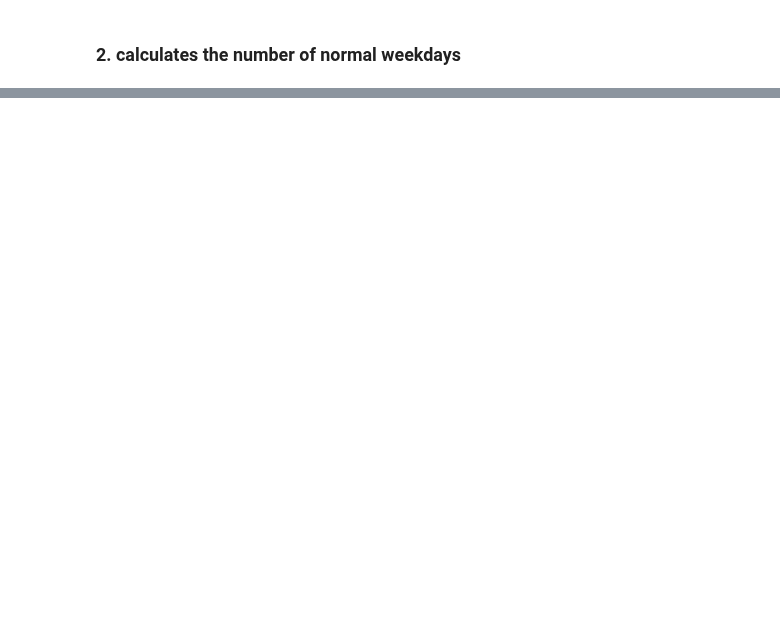
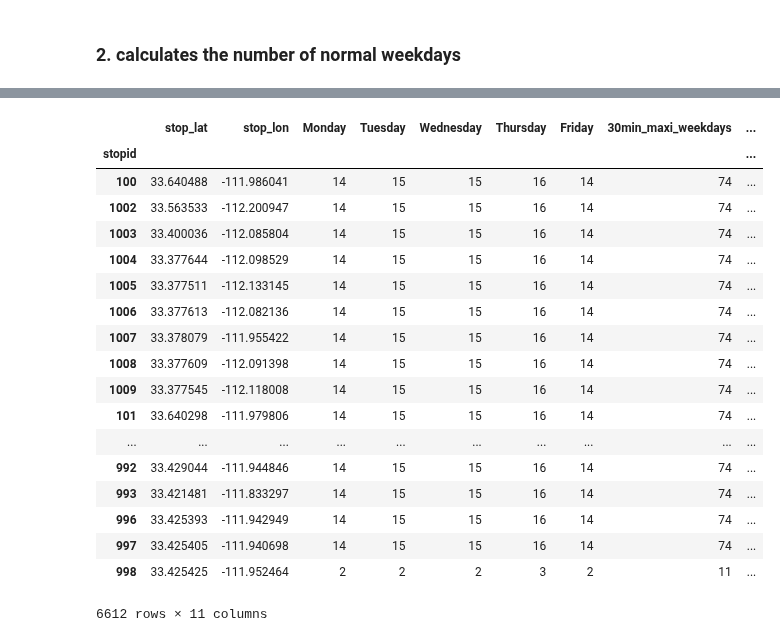
Before and after one commit to healthysustainablecities/global-indicators, a Jupyter notebook: process/07_create_public_transport_points.ipynb, the cells around one changed output, grey strips where cells are left out. Cells and saved outputs as stored; diff of their text form; code cells hidden in the pictures; blank space fills up the shorter version.

Commit message:
identify dates with 30 min frequent bus stops

```diff
--- a/process/07_create_public_transport_points.ipynb
+++ b/process/07_create_public_transport_points.ipynb
@@ -277,0 +318,2 @@ array([nan,  2.])
+# %%
+bus_stop_dow = calendar_stop_30_mins_bus[['Monday', 'Tuesday',	'Wednesday', 'Thursday', 'Friday']].groupby(calendar_stop_30_mins_bus.index).sum()
@@ -277,0 +328,6 @@ array([nan,  2.])
+# %%
+bus_stop_dow['30min_maxi_weekdays'] = bus_stop_dow.sum(1)
+# %%
+bus_stop_dow['tot_normal_weekdays'] = tot_normal_weekdays
+bus_stop_dow['30min_weekday_pcent'] = 100*bus_stop_dow['30min_maxi_weekdays'] / bus_stop_dow['tot_normal_weekdays']
+bus_stop_dow.head()
@@ -277,0 +342,25 @@ array([nan,  2.])
+# %%
+stop_30_mins_bus_final = pd.merge(left=loaded_feeds.stops[['stop_lat',	'stop_lon']], right=bus_stop_dow, how='right', left_index=True, right_index=True)
+stop_30_mins_bus_final['geometry'] = stop_30_mins_bus_final.apply(lambda row: Point(row['stop_lon'], row['stop_lat']), axis=1)
+# %%
+stop_30_mins_bus_final
+# %% [output]
+|  | stop_lat | stop_lon | Monday | Tuesday | Wednesday | Thursday | Friday | 30min_maxi_weekdays | ... |
+| stopid |  |  |  |  |  |  |  |  | ... |
+| 100 | 33.640488 | -111.986041 | 14 | 15 | 15 | 16 | 14 | 74 | ... |
+| 1002 | 33.563533 | -112.200947 | 14 | 15 | 15 | 16 | 14 | 74 | ... |
+| 1003 | 33.400036 | -112.085804 | 14 | 15 | 15 | 16 | 14 | 74 | ... |
+| 1004 | 33.377644 | -112.098529 | 14 | 15 | 15 | 16 | 14 | 74 | ... |
+| 1005 | 33.377511 | -112.133145 | 14 | 15 | 15 | 16 | 14 | 74 | ... |
+| 1006 | 33.377613 | -112.082136 | 14 | 15 | 15 | 16 | 14 | 74 | ... |
+| 1007 | 33.378079 | -111.955422 | 14 | 15 | 15 | 16 | 14 | 74 | ... |
+| 1008 | 33.377609 | -112.091398 | 14 | 15 | 15 | 16 | 14 | 74 | ... |
+| 1009 | 33.377545 | -112.118008 | 14 | 15 | 15 | 16 | 14 | 74 | ... |
+| 101 | 33.640298 | -111.979806 | 14 | 15 | 15 | 16 | 14 | 74 | ... |
+| ... | ... | ... | ... | ... | ... | ... | ... | ... | ... |
+| 992 | 33.429044 | -111.944846 | 14 | 15 | 15 | 16 | 14 | 74 | ... |
+| 993 | 33.421481 | -111.833297 | 14 | 15 | 15 | 16 | 14 | 74 | ... |
+| 996 | 33.425393 | -111.942949 | 14 | 15 | 15 | 16 | 14 | 74 | ... |
+| 997 | 33.425405 | -111.940698 | 14 | 15 | 15 | 16 | 14 | 74 | ... |
+| 998 | 33.425425 | -111.952464 | 2 | 2 | 2 | 3 | 2 | 11 | ... |
+6612 rows × 11 columns
```
Also changed, not shown: parts of 26 cells of this notebook.
